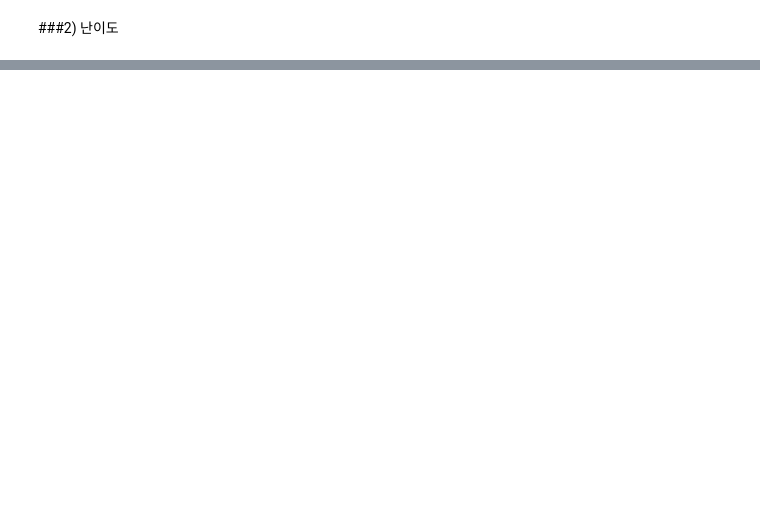
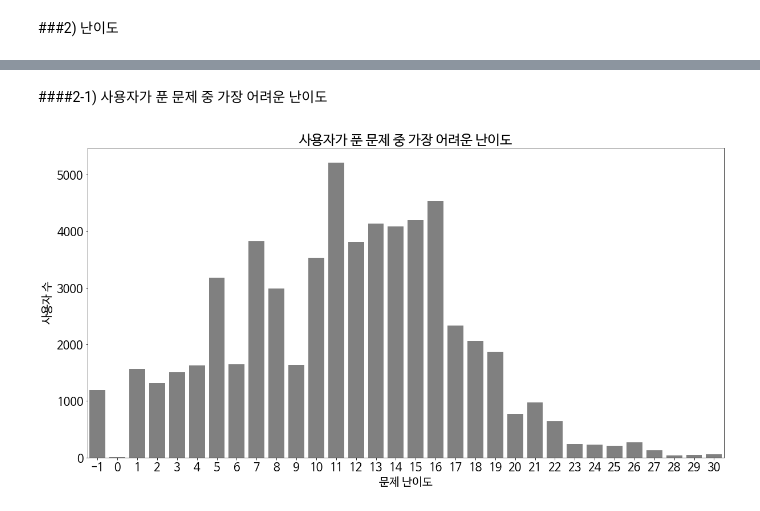
Before and after one commit to Capstone-Algo-Recommendation/ML-recommendation, a Jupyter notebook: data/EDA.ipynb, the cells around one changed output, grey strips where cells are left out. Drawn from its saved outputs; the diff is of its cells as text; code cells hidden in the pictures; blank space fills up the shorter version.

```diff
--- a/data/EDA.ipynb
+++ b/data/EDA.ipynb
@@ -615,0 +607,17 @@ solvedProblem_level.to_csv(os.path.join(DATA_DIR, 'solvedProblem_level.csv'), mo
+# %% [markdown]
+####2-1) 사용자가 푼 문제 중 가장 어려운 난이도
+# %%
+solvedProblem_level = pd.read_csv(os.path.join(DATA_DIR, "solvedProblem_level.csv"))
+solvedProblem_level['problemIds'] = solvedProblem_level['problemIds'].apply(lambda x: ast.literal_eval(x))
+# %%
+maxlevel_freq = solvedProblem_level.groupby(['max_level']).count()
+maxlevel_freq = maxlevel_freq[['handle']]
+maxlevel_freq
+# %%
+maxlevel_plot = sns.barplot(x = maxlevel_freq.index, y = 'handle', data = maxlevel_freq, color = 'grey')
+maxlevel_plot.set_title('사용자가 푼 문제 중 가장 어려운 난이도')
+maxlevel_plot.set_xlabel('문제 난이도')
+maxlevel_plot.set_ylabel('사용자 수')
+plt.show()
+# %% [output]
+[figure, added]
```
Also changed, not shown: parts of 69 cells of this notebook, 1 other file.
